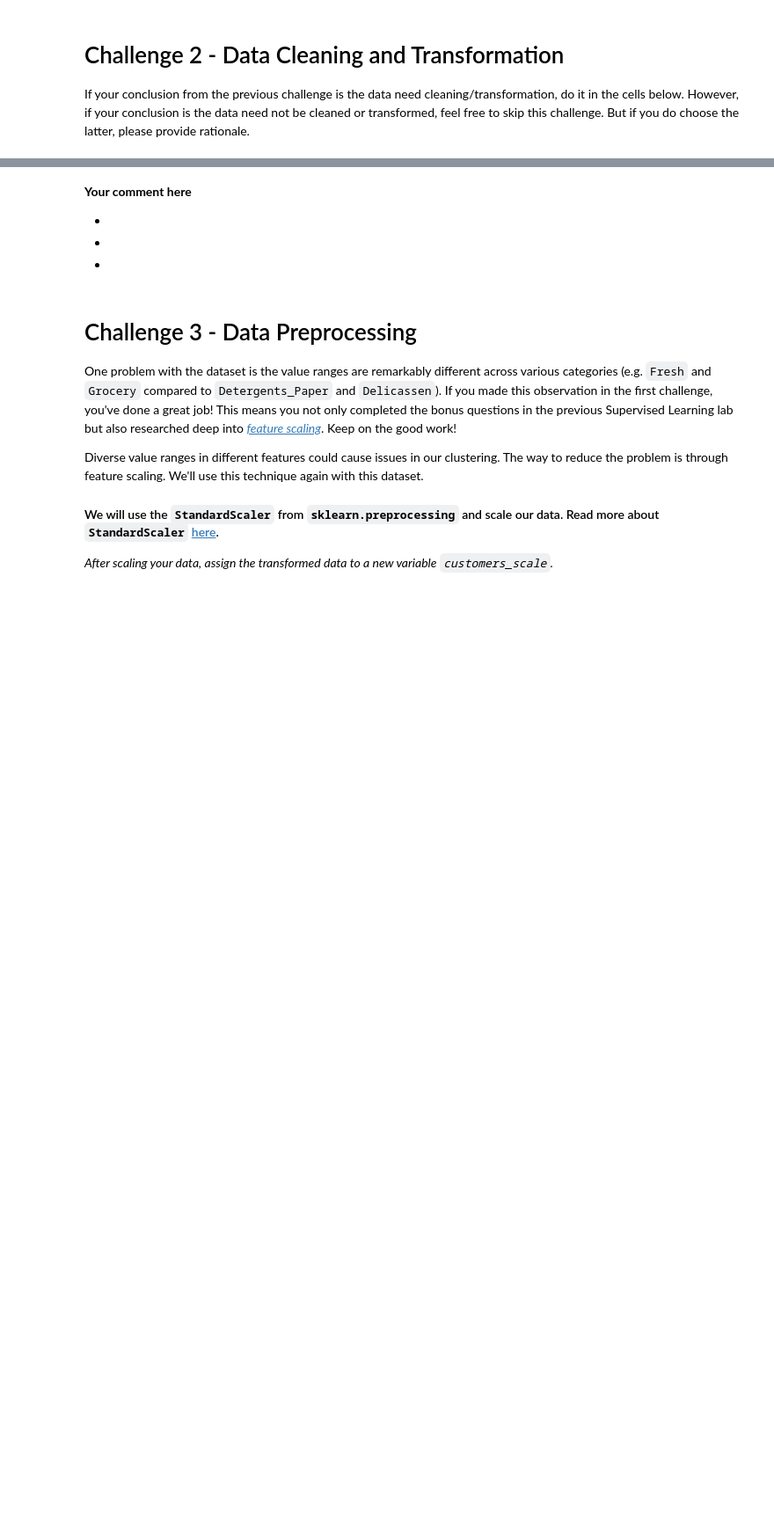
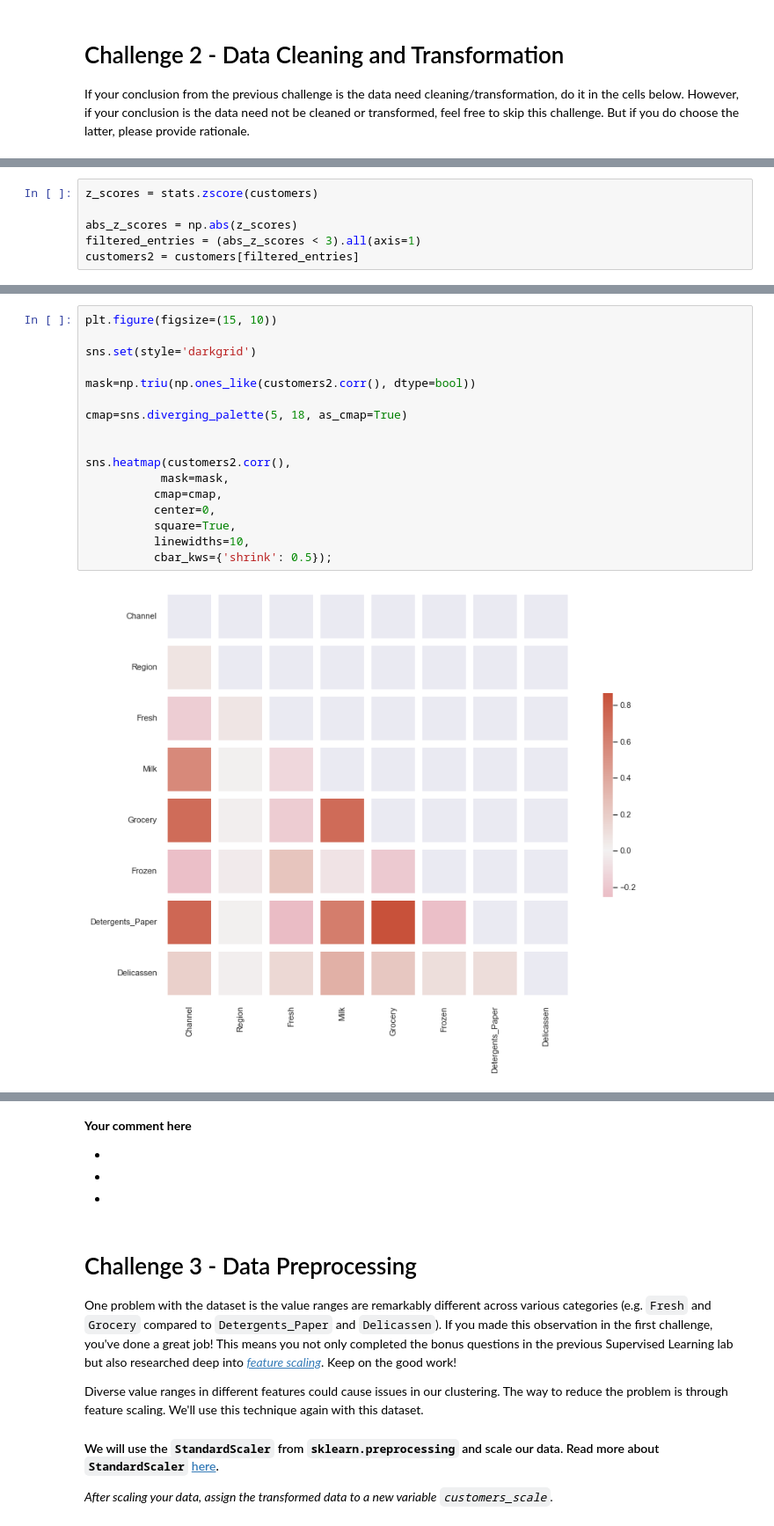
Before and after one commit to Ironhack-Data-Madrid-Mayo-2022/7.4-lab-unsupervised-learning, a Jupyter notebook: your-code/main.ipynb, the cells around one changed output, grey strips where cells are left out. Shown at 88% size. Saved outputs shown, nothing was run; the diff lists cells and outputs as text; blank space fills up the shorter version.

```diff
--- a/your-code/main.ipynb
+++ b/your-code/main.ipynb
@@ -69,0 +150,6 @@ If your conclusion from the previous challenge is the data need cleaning/transfo
+# %%
+z_scores = stats.zscore(customers)
+
+abs_z_scores = np.abs(z_scores)
+filtered_entries = (abs_z_scores < 3).all(axis=1)
+customers2 = customers[filtered_entries]
@@ -69,0 +204,19 @@ If your conclusion from the previous challenge is the data need cleaning/transfo
+# %%
+plt.figure(figsize=(15, 10))
+
+sns.set(style='darkgrid')
+
+mask=np.triu(np.ones_like(customers2.corr(), dtype=bool))
+
+cmap=sns.diverging_palette(5, 18, as_cmap=True)
+
+
+sns.heatmap(customers2.corr(),
+           mask=mask,
+          cmap=cmap,
+          center=0,
+          square=True,
+          linewidths=10,
+          cbar_kws={'shrink': 0.5});
+# %% [output]
+[figure, added]
```
Also changed, not shown: parts of 35 cells of this notebook, 3 other files.
